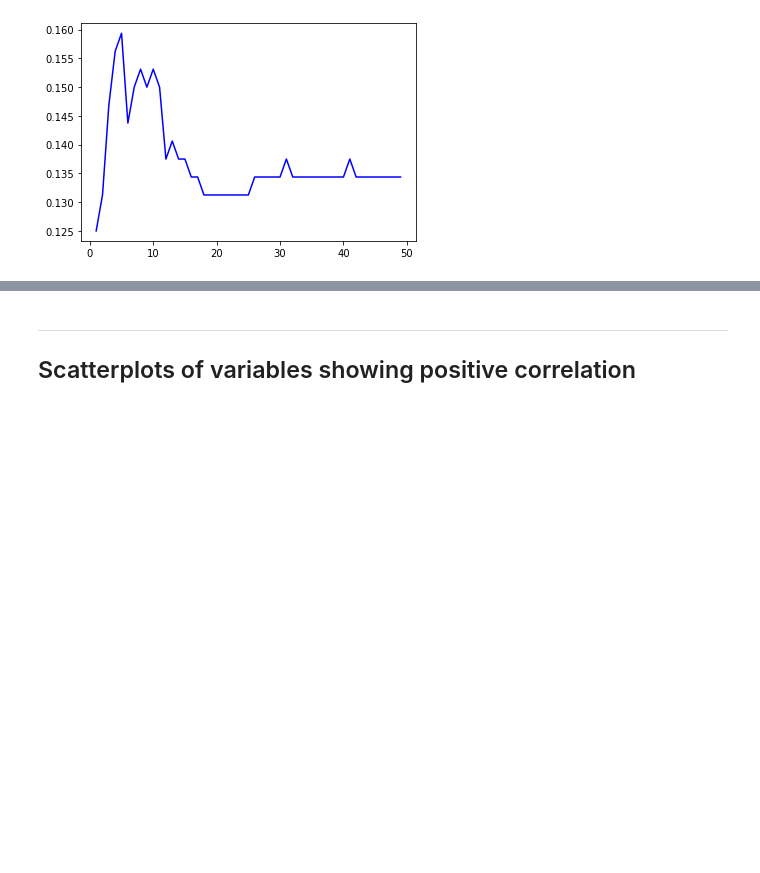
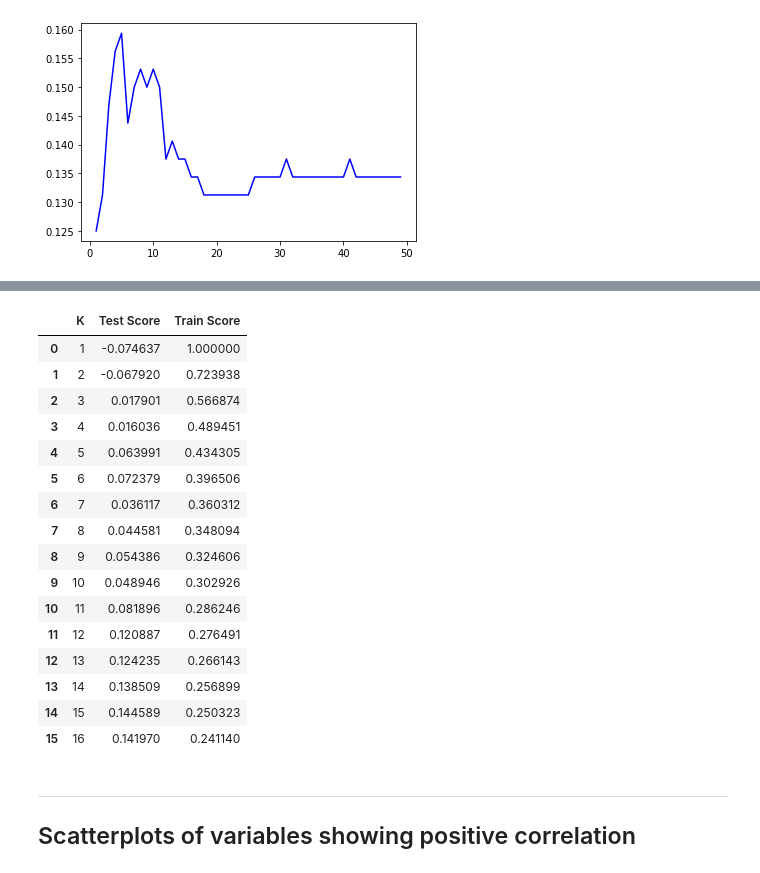
Before and after one commit to PJFinnerty/Machine-Learning-and-Statistics, a Jupyter notebook: KNN.ipynb, the cells around one changed output, grey strips where cells are left out. Cells and saved outputs as stored; diff of their text form; code cells hidden in the pictures; blank space fills up the shorter version.

```diff
--- a/KNN.ipynb
+++ b/KNN.ipynb
@@ -221,3 +227,33 @@ sns.lineplot(range(1,50), accuracy, color='blue')
+# %%
+# Running KNN for various values of n_neighbors and storing results
+knn_r_acc = []
+for i in range(1,17,1):
+    knn = KNeighborsRegressor(n_neighbors=i)
+    knn.fit(X_train,y_train)
+    test_score = knn.score(X_test,y_test)
+    train_score = knn.score(X_train,y_train)
+    knn_r_acc.append((i, test_score ,train_score))
+df = pd.DataFrame(knn_r_acc, columns=['K','Test Score','Train Score'])
+# %%
+df
+# %% [output]
+|  | K | Test Score | Train Score |
+| 0 | 1 | -0.074637 | 1.000000 |
+| 1 | 2 | -0.067920 | 0.723938 |
+| 2 | 3 | 0.017901 | 0.566874 |
+| 3 | 4 | 0.016036 | 0.489451 |
+| 4 | 5 | 0.063991 | 0.434305 |
+| 5 | 6 | 0.072379 | 0.396506 |
+| 6 | 7 | 0.036117 | 0.360312 |
+| 7 | 8 | 0.044581 | 0.348094 |
+| 8 | 9 | 0.054386 | 0.324606 |
+| 9 | 10 | 0.048946 | 0.302926 |
+| 10 | 11 | 0.081896 | 0.286246 |
+| 11 | 12 | 0.120887 | 0.276491 |
+| 12 | 13 | 0.124235 | 0.266143 |
+| 13 | 14 | 0.138509 | 0.256899 |
+| 14 | 15 | 0.144589 | 0.250323 |
+| 15 | 16 | 0.141970 | 0.241140 |
 # %% [markdown]
 ***
 
```
Also changed, not shown: parts of 2 cells of this notebook, 5 other files.
